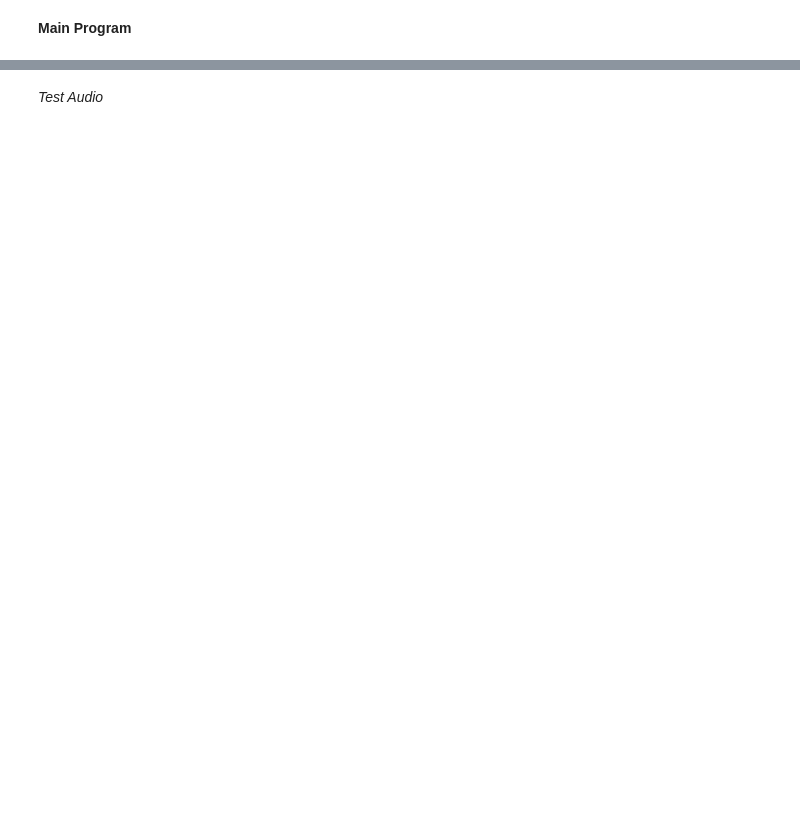
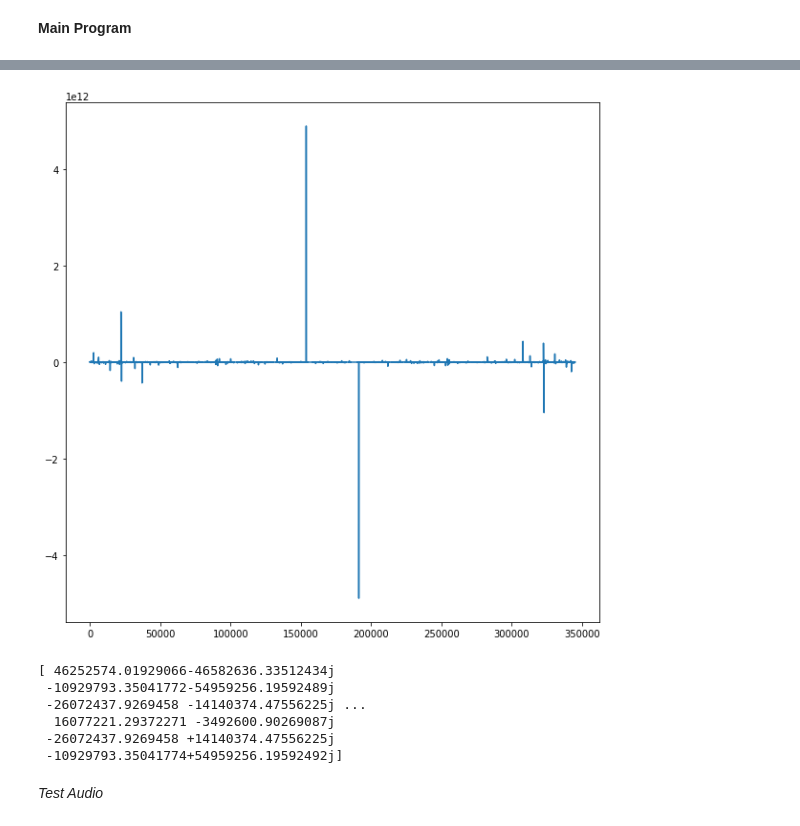
Before and after one commit to bvks2020sameer/audio-analysis, a Jupyter notebook: Audioprocessing.ipynb, the cells around one changed output, grey strips where cells are left out. Saved outputs shown, nothing was run; the diff lists cells and outputs as text; code cells hidden in the pictures; blank space fills up the shorter version.

```diff
--- a/Audioprocessing.ipynb
+++ b/Audioprocessing.ipynb
@@ -27,2 +35,10 @@ User uploaded file "song.wav" with length 32861702 bytes
 # %% [markdown]
 **Main Program**
+# %%
+def comp_cast(n):
+  a = n.real
+  b = n.imag
+  phase = math.tan(b/a)
+  res = ((a**2+b**2)**0.5)*phase
+  return res
+comp_cast(4+3j)
@@ -29,9 +47,5 @@ User uploaded file "song.wav" with length 32861702 bytes
 # %%
-import wave
-import numpy as np
-import sys
-import IPython as I
-from matplotlib import pyplot as plt
+
 wav = wave.open("song.wav","r")
 raw = (wav.readframes(-1))
 raw = np.frombuffer(raw,"Int16")
@@ -43,7 +57,8 @@ wav.close()
 Time = np.linspace(0,len(raw)/samp,len(raw))
 ffty = np.fft.fft(raw)
 
-n = int(1*len(ffty))
+n = int(0.001*len(ffty))
 ft = ffty[n:len(ffty)-n]
-mod = np.fft.ifft(ffty)
+ft = [comp_cast(x) for x in ft]
+mod = np.fft.ifft(ft)
 I.display.Audio(mod,rate = 22000)
@@ -50,3 +67,19 @@ I.display.Audio(mod,rate = 22000)
+# %%
+ffty = [comp_cast(x) for x in ffty]
+f = plt.figure()
+f.set_figwidth(10)
+f.set_figheight(10)
+plt.plot(ffty)
+plt.show()
+print(ft)
+# %% [output]
+[figure, added]
+[ 46252574.01929066-46582636.33512434j
+ -10929793.35041772-54959256.19592489j
+ -26072437.9269458 -14140374.47556225j ...
+  16077221.29372271 -3492600.90269087j
+ -26072437.9269458 +14140374.47556225j
+ -10929793.35041774+54959256.19592492j]
 # %% [markdown]
 *Test Audio*
 # %%
```
Also changed, not shown: parts of 6 cells of this notebook.
